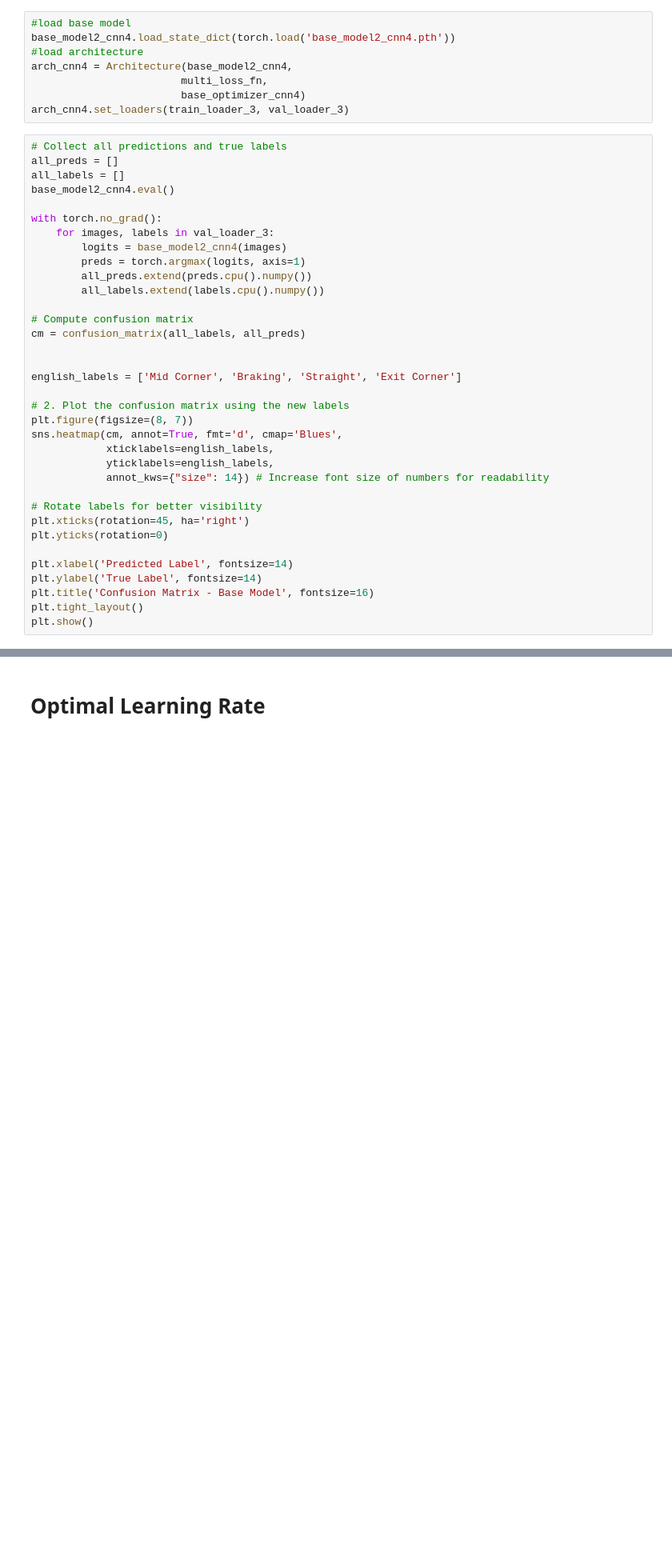
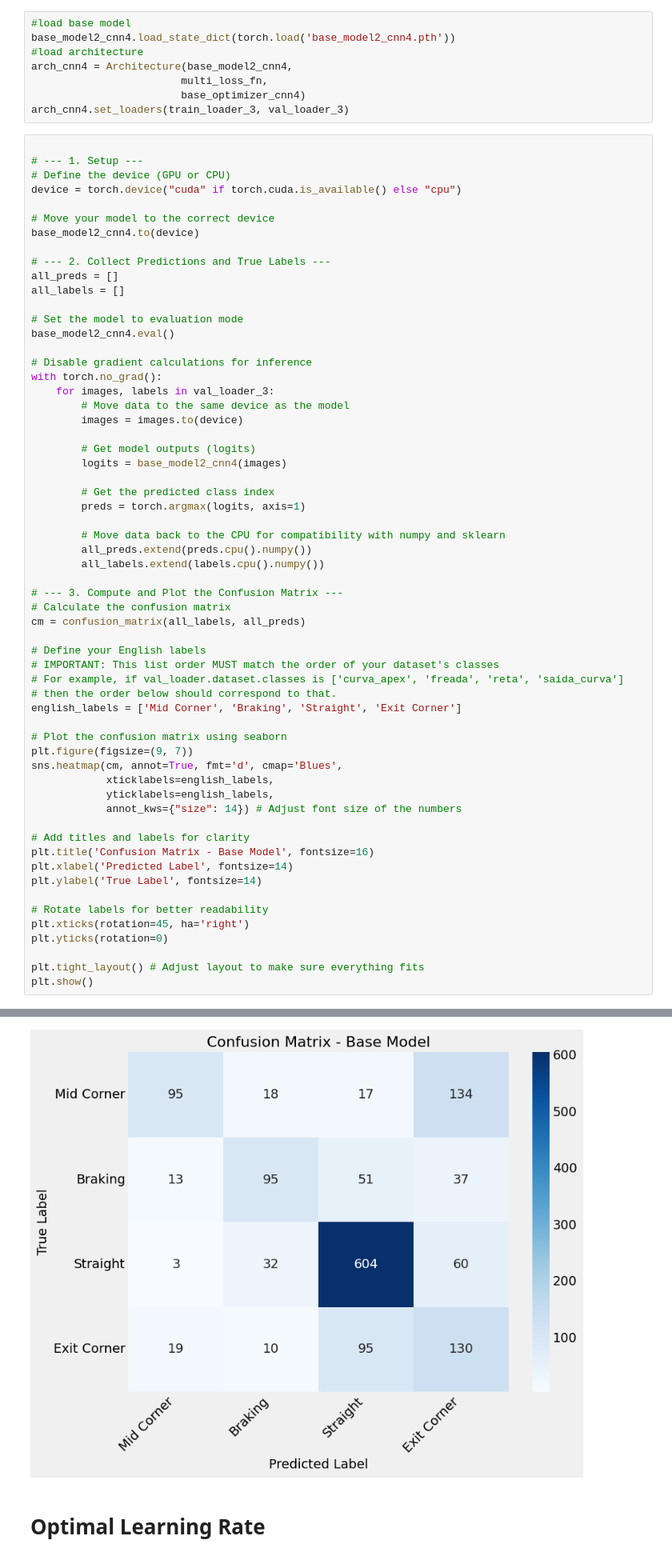
Before and after one commit to TomazFilgueira/UFRN-ML-2025-1-AutoParts_Classification, a Jupyter notebook: Iracing_classification.ipynb, the cells around one changed output, grey strips where cells are left out. Shown at 80% size. Saved outputs shown, nothing was run; the diff lists cells and outputs as text; blank space fills up the shorter version.

Commit message:
update confusion matrix

```diff
--- a/Iracing_classification.ipynb
+++ b/Iracing_classification.ipynb
@@ -2035,38 +1887,63 @@ arch_cnn4 = Architecture(base_model2_cnn4,
                         base_optimizer_cnn4)
 arch_cnn4.set_loaders(train_loader_3, val_loader_3)
 # %%
-# Collect all predictions and true labels
+
+# --- 1. Setup ---
+# Define the device (GPU or CPU)
+device = torch.device("cuda" if torch.cuda.is_available() else "cpu")
+
+# Move your model to the correct device
+base_model2_cnn4.to(device)
+
+# --- 2. Collect Predictions and True Labels ---
 all_preds = []
 all_labels = []
+
+# Set the model to evaluation mode
 base_model2_cnn4.eval()
 
+# Disable gradient calculations for inference
 with torch.no_grad():
     for images, labels in val_loader_3:
+        # Move data to the same device as the model
+        images = images.to(device)
+
+        # Get model outputs (logits)
         logits = base_model2_cnn4(images)
+
+        # Get the predicted class index
         preds = torch.argmax(logits, axis=1)
+
+        # Move data back to the CPU for compatibility with numpy and sklearn
         all_preds.extend(preds.cpu().numpy())
         all_labels.extend(labels.cpu().numpy())
 
-# Compute confusion matrix
+# --- 3. Compute and Plot the Confusion Matrix ---
+# Calculate the confusion matrix
 cm = confusion_matrix(all_labels, all_preds)
 
-
+# Define your English labels
+# IMPORTANT: This list order MUST match the order of your dataset's classes
+# For example, if val_loader.dataset.classes is ['curva_apex', 'freada', 'reta', 'saida_curva']
+# then the order below should correspond to that.
 english_labels = ['Mid Corner', 'Braking', 'Straight', 'Exit Corner']
 
-# 2. Plot the confusion matrix using the new labels
-plt.figure(figsize=(8, 7))
+# Plot the confusion matrix using seaborn
+plt.figure(figsize=(9, 7))
 sns.heatmap(cm, annot=True, fmt='d', cmap='Blues',
             xticklabels=english_labels,
             yticklabels=english_labels,
-            annot_kws={"size": 14}) # Increase font size of numbers for readability
+            annot_kws={"size": 14}) # Adjust font size of the numbers
 
-# Rotate labels for better visibility
+# Add titles and labels for clarity
+plt.title('Confusion Matrix - Base Model', fontsize=16)
+plt.xlabel('Predicted Label', fontsize=14)
+plt.ylabel('True Label', fontsize=14)
+
+# Rotate labels for better readability
 plt.xticks(rotation=45, ha='right')
 plt.yticks(rotation=0)
 
-plt.xlabel('Predicted Label', fontsize=14)
-plt.ylabel('True Label', fontsize=14)
-plt.title('Confusion Matrix - Base Model', fontsize=16)
-plt.tight_layout()
+plt.tight_layout() # Adjust layout to make sure everything fits
 plt.show()
 # %% [output]
@@ -2074,3 +1950,4 @@ RuntimeError: Input type (torch.FloatTensor) and weight type (torch.cuda.FloatTe
+[figure, added]
 # %% [markdown]
 # Optimal Learning Rate
 # %%
```
Also changed, not shown: parts of 48 cells of this notebook, 1 other file.
